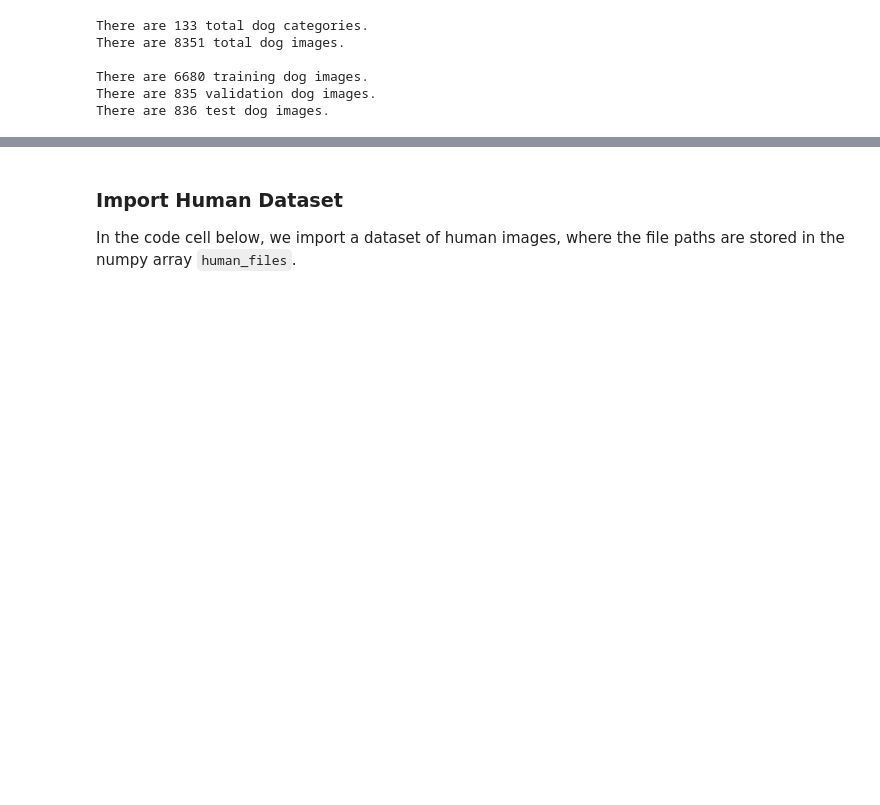
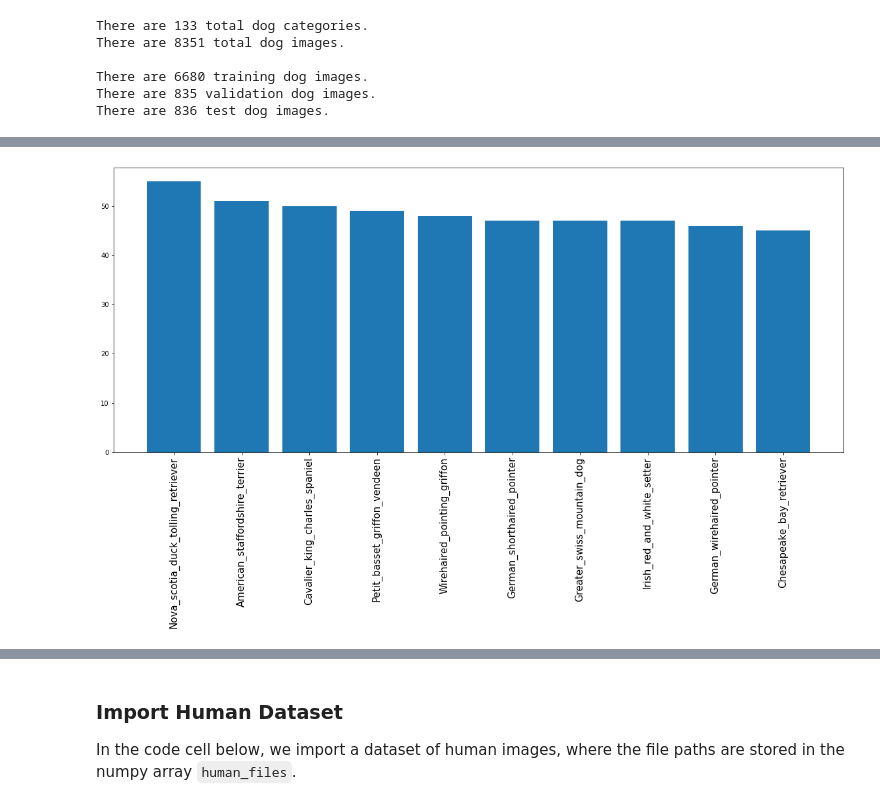
Before and after one commit to jalaltareen/Dog_Classifier, a Jupyter notebook: dog_app.ipynb, the cells around one changed output, grey strips where cells are left out. Saved outputs shown, nothing was run; the diff lists cells and outputs as text; code cells hidden in the pictures; blank space fills up the shorter version.

```diff
--- a/dog_app.ipynb
+++ b/dog_app.ipynb
@@ -121,0 +158,2 @@ There are 836 test dog images.
+# %%
+top_images = dog.nlargest(10, 'num_images')
@@ -121,0 +169,7 @@ There are 836 test dog images.
+# %%
+plt.figure(figsize=(20,8))
+plt.xticks(rotation=90, size = 15)
+plt.bar(top_images['breed_name'],top_images['num_images'])
+plt.show()
+# %% [output]
+[figure, added]
```
Also changed, not shown: parts of 6 cells of this notebook.
